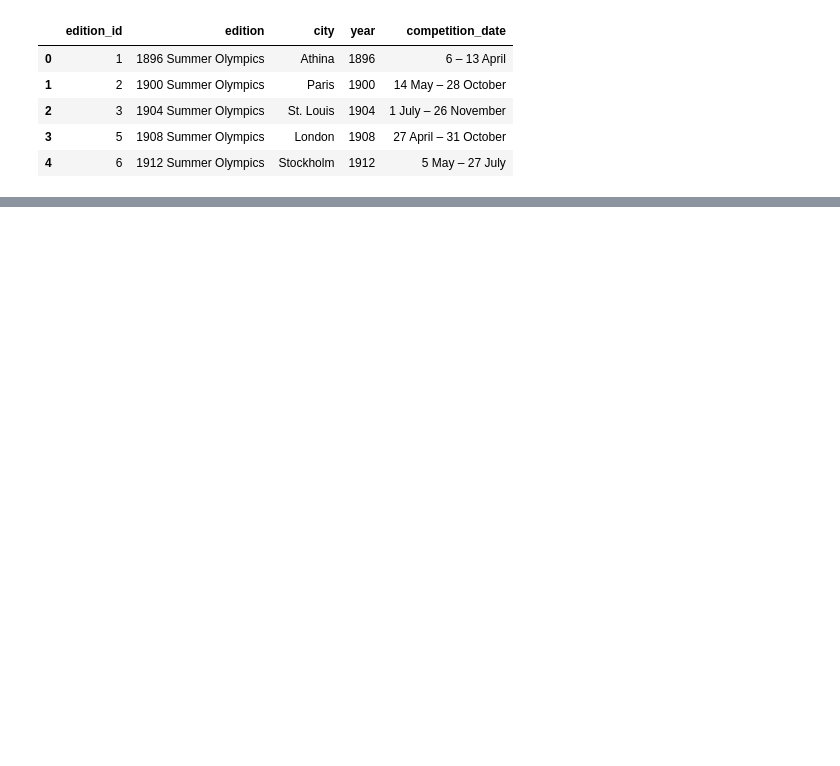
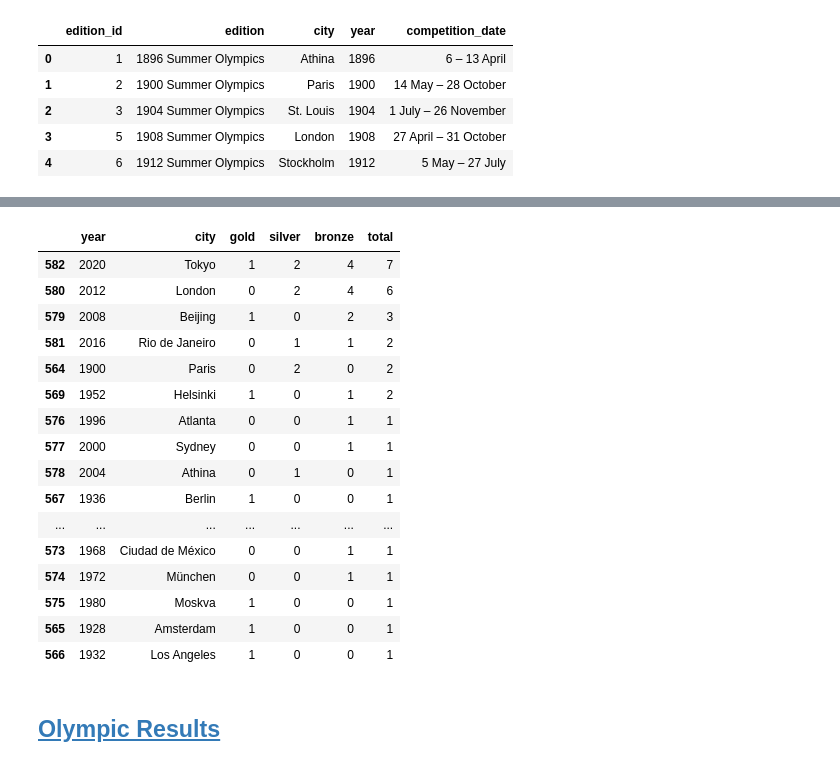
Before and after one commit to probablyvivek/Data-Analytics-Portfolio, a Jupyter notebook: Python-Projects/Olympics/OlympicsExplore.ipynb, the cells around one changed output, grey strips where cells are left out. Cells and saved outputs as stored; diff of their text form; code cells hidden in the pictures; blank space fills up the shorter version.

```diff
--- a/Python-Projects/Olympics/OlympicsExplore.ipynb
+++ b/Python-Projects/Olympics/OlympicsExplore.ipynb
@@ -64,0 +143,16 @@ df_Medal.head()
+# %%
+df_merge = pd.merge(df_Games, df_Medal, on='edition_id', how='left')
+
+# Identify columns with '_x' and '_y' suffixes
+columns = df_merge.columns
+columns_to_drop = [col for col in columns if col.endswith('_y')]
+columns_to_rename = {col: col[:-2] for col in columns if col.endswith('_x')}
+
+# Drop columns with '_y' suffix
+df_merge = df_merge.drop(columns=columns_to_drop)
+
+# Rename columns with '_x' suffix to remove the suffix
+df_merge = df_merge.rename(columns=columns_to_rename)
+
+# Display the merged DataFrame without duplicate columns
+df_merge.head()
@@ -64,0 +166,35 @@ df_Medal.head()
+# %%
+df_Medal_India = df_merge.groupby(['country', 'year', 'city']).agg({
+    'gold': 'sum',
+    'silver': 'sum',
+    'bronze': 'sum',
+    'total': 'sum'
+}).reset_index().sort_values(by='total', ascending=False)
+
+#convert to int
+for col in ['gold', 'silver', 'bronze', 'total']:
+    df_Medal_India[col] = df_Medal_India[col].astype(int)
+
+df_final = df_Medal_India[df_Medal_India['country'] == 'India'][['year', 'city', 'gold', 'silver', 'bronze', 'total']]
+
+df_final
+# %% [output]
+|  | year | city | gold | silver | bronze | total |
+| 582 | 2020 | Tokyo | 1 | 2 | 4 | 7 |
+| 580 | 2012 | London | 0 | 2 | 4 | 6 |
+| 579 | 2008 | Beijing | 1 | 0 | 2 | 3 |
+| 581 | 2016 | Rio de Janeiro | 0 | 1 | 1 | 2 |
+| 564 | 1900 | Paris | 0 | 2 | 0 | 2 |
+| 569 | 1952 | Helsinki | 1 | 0 | 1 | 2 |
+| 576 | 1996 | Atlanta | 0 | 0 | 1 | 1 |
+| 577 | 2000 | Sydney | 0 | 0 | 1 | 1 |
+| 578 | 2004 | Athina | 0 | 1 | 0 | 1 |
+| 567 | 1936 | Berlin | 1 | 0 | 0 | 1 |
+| ... | ... | ... | ... | ... | ... | ... |
+| 573 | 1968 | Ciudad de México | 0 | 0 | 1 | 1 |
+| 574 | 1972 | München | 0 | 0 | 1 | 1 |
+| 575 | 1980 | Moskva | 1 | 0 | 0 | 1 |
+| 565 | 1928 | Amsterdam | 1 | 0 | 0 | 1 |
+| 566 | 1932 | Los Angeles | 1 | 0 | 0 | 1 |
+# %% [markdown]
+## <a id='toc1_6_'></a>[Olympic Results](#toc0_)
```
Also changed, not shown: parts of 29 cells of this notebook.
